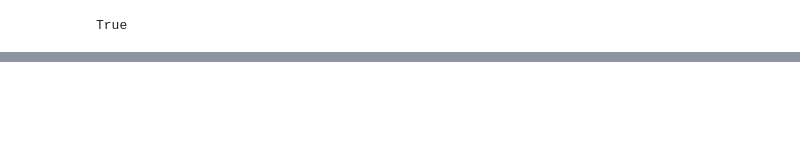
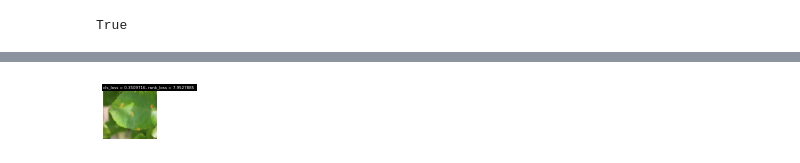
Before and after one commit to gabrielefantini/RA-CNN, a Jupyter notebook: RACNN.ipynb, the cells around one changed output, grey strips where cells are left out. Drawn from its saved outputs; the diff is of its cells as text; code cells hidden in the pictures; blank space fills up the shorter version.

```diff
--- a/RACNN.ipynb
+++ b/RACNN.ipynb
@@ -591,4 +714,6 @@ def clean(path='build/.cache/'):
 # %%
+# forge.py
+
 import imageio
 import os
 import shutil
@@ -626,38 +751,27 @@ def train(net, dataloader, optimizer, epoch, _type):
 
 
 def test(net, dataloader):
-    log(' :: Testing on test set ...')
-    acc = 0
-    correct_summary = {
-        'clsf-0': {
-            'top-1': 0,
-            },
-        'clsf-1': {
-            'top-1': 0,
-        },
-        'clsf-2': {
-            'top-1': 0,
-            }
-        }
+    correct = [0,0,0]
+    cnt = 0
+    avg_accuracy = 0
 
     for step, (inputs, labels) in enumerate(dataloader, 0):
         inputs, labels = Variable(inputs).cuda(), Variable(labels).cuda()
-
+        cnt += inputs.size(0)
         with torch.no_grad():
             outputs, _, _, _ = net(inputs)
             for idx, logits in enumerate(outputs):
                 logits = torch.sigmoid(logits)
                 logits[logits >= 0.5 ] = 1
                 logits[logits < 0.5 ] = 0
-                correct_summary[f'clsf-{idx}']['top-1'] +=  torch.all(torch.eq(logits, labels),  dim=1).sum()  # top-1
+                #correct_summary[f'clsf-{idx}']['top-1'] +=  torch.all(torch.eq(logits, labels),  dim=1).sum()  # top-1
+                correct[idx] += torch.all(torch.eq(logits, labels),  dim=1).sum()
                 #correct_summary[f'clsf-{idx}']['top-5'] += torch.eq(logits.topk(max((1, 5)), 1, True, True)[1], labels.view(-1, 1)).sum().float().item()  # top-5
-            if step == 110:
-                for clsf in correct_summary.keys():
-                    _summary = correct_summary[clsf]
-                    for topk in _summary.keys():
-                        log(f'\tAccuracy {clsf}@{topk} ({step}/{len(dataloader)}) = {_summary[topk]/((step+1)*int(inputs.shape[0])):.5%}')
-                        acc +=_summary[topk]/((step+1)*int(inputs.shape[0]))
-    return acc/3
+    for id,value in enumerate(correct):
+      correct[id] = value/cnt
+      avg_accuracy += correct[id]
+
+    return avg_accuracy/3, correct
 
 
 def run(pretrained_model):
@@ -675,19 +789,50 @@ def run(pretrained_model):
 
     cls_opt = optim.SGD(cls_params, lr=0.001, momentum=0.9)
     #TODO da modificare in lr=1e-6
-    apn_opt = optim.SGD(apn_params, lr=0.0001, momentum=0.9)
+    apn_opt = optim.SGD(apn_params, lr=1e-6, momentum=0.9)
 
     data_set = get_plant_loader()
-    trainloader = torch.utils.data.DataLoader(data_set["train"], batch_size=16, shuffle=True)
-    validationloader = torch.utils.data.DataLoader(data_set["validation"], batch_size=16, shuffle=False)
+    trainloader = torch.utils.data.DataLoader(data_set["train"], batch_size=16, shuffle=True, num_workers=2)
+    validationloader = torch.utils.data.DataLoader(data_set["validation"], batch_size=16, shuffle=False, num_workers=2)
     sample = random_sample(validationloader)
 
-    for epoch in range(20):
+    cls_losses = []
+    rank_losses = []
+    training_accuracies = []
+    validation_accuracies = []
+
+    cls1_accuracies_valid = []
+    cls2_accuracies_valid = []
+    cls3_accuracies_valid = []
+
+    cls1_accuracies_train = []
+    cls2_accuracies_train = []
+    cls3_accuracies_train = []
+
+    #15
+    for epoch in range(15):
         net.train()
+
         cls_loss = train(net, trainloader, cls_opt, epoch, 'backbone')
         rank_loss = train(net, trainloader, apn_opt, epoch, 'apn')
+        cls_losses.append(cls_loss)
+        rank_losses.append(rank_loss)
+
         net.eval()
-        temp_accuracy = test(net, validationloader)
+        log(' :: Testing on validation set ...')
+        temp_accuracy, valid_corrects = test(net, validationloader)
+        validation_accuracies.append(temp_accuracy)
+        cls1_accuracies_valid.append(valid_corrects[0])
+        cls2_accuracies_valid.append(valid_corrects[1])
+        cls3_accuracies_valid.append(valid_corrects[2])
+
+        log(' :: Testing on training set ...')
+        train_accuracy, train_corrects = test(net, trainloader)
+        training_accuracies.append(train_accuracy)
+        cls1_accuracies_train.append(train_corrects[0])
+        cls2_accuracies_train.append(train_corrects[1])
+        cls3_accuracies_train.append(train_corrects[2])
+
 
         # visualize cropped inputs
         _, _, _, resized = net(sample.unsqueeze(0))
@@ -704,10 +849,26 @@ def run(pretrained_model):
             torch.save(cls_opt.state_dict(), f'build/cls_optimizer.pt')
             torch.save(apn_opt.state_dict(), f'build/apn_optimizer.pt')
 
+    np.savetxt(f'logs/racnn-cls-loss.csv',cls_losses,'%.10f',',')
+    np.savetxt(f'logs/racnn-rank-loss.csv',rank_losses,'%.10f',',')
+    np.savetxt(f'logs/racnn-training-accuracy.csv',training_accuracies,'%.10f',',')
+    np.savetxt(f'logs/racnn-validation-accuracy.csv',validation_accuracies,'%.10f',',')
+    np.savetxt(f'logs/racnn-cls1-validation-accuracy.csv',cls1_accuracies_valid,'%.10f',',')
+    np.savetxt(f'logs/racnn-cls2-validation-accuracy.csv',cls2_accuracies_valid,'%.10f',',')
+    np.savetxt(f'logs/racnn-cls3-validation-accuracy.csv',cls3_accuracies_valid,'%.10f',',')
+    np.savetxt(f'logs/racnn-cls1-training-accuracy.csv',cls1_accuracies_train,'%.10f',',')
+    np.savetxt(f'logs/racnn-cls2-training-accuracy.csv',cls2_accuracies_train,'%.10f',',')
+    np.savetxt(f'logs/racnn-cls3-training-accuracy.csv',cls3_accuracies_train,'%.10f',',')
+
+
+
 
 if __name__ == "__main__":
     clean()
     os.environ["CUDA_VISIBLE_DEVICES"] = "0"
+    path = 'logs'
+    if not os.path.exists(path):
+        os.makedirs(path)
     #RACNN con backbone e apn pre addestrate
     run(pretrained_model='build/racnn_pretrained.pt')
     build_gif(pattern='@2x', gif_name='racnn_efficientNet')
@@ -719 +897,2 @@ RuntimeError: ignored
+[figure, added]
 # %%
```
Also changed, not shown: parts of 10 cells of this notebook, 4 other files.
